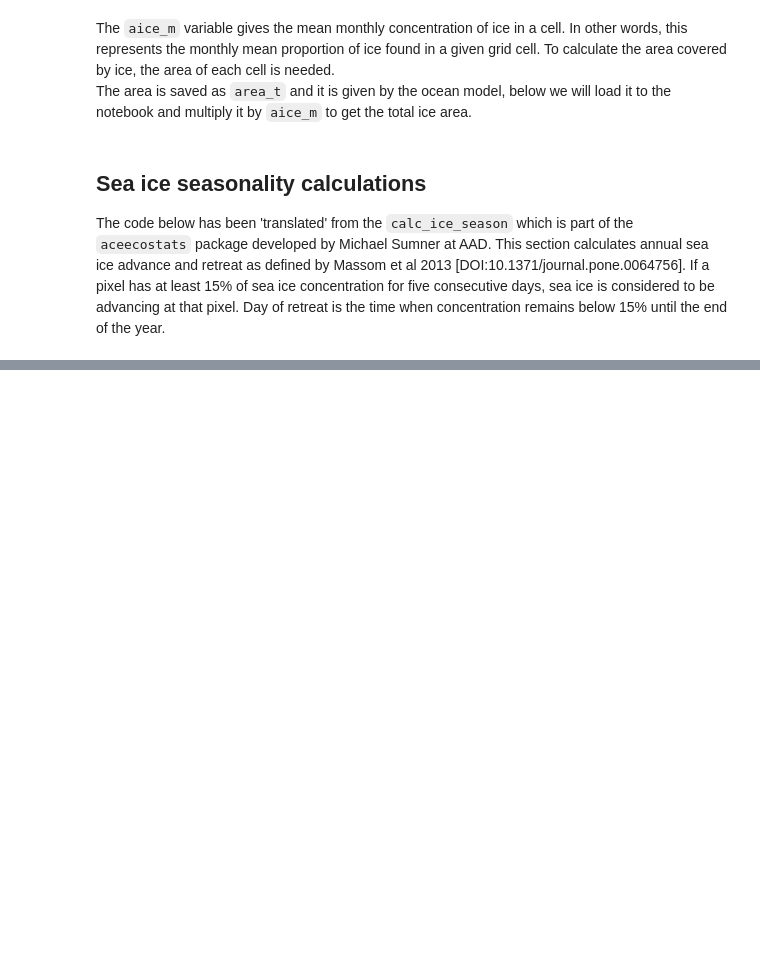
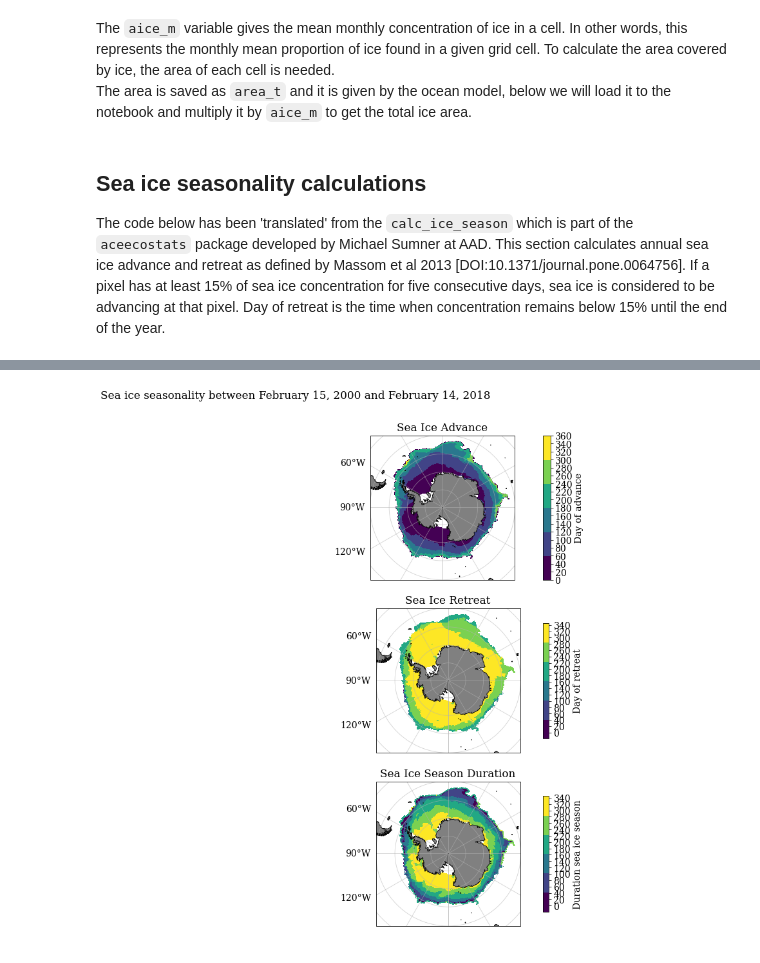
Before and after one commit to lidefi87/ACCESS_scripts_DFA, a Jupyter notebook: Scripts/SeaIceSeasonality.ipynb, the cells around one changed output, grey strips where cells are left out. Cells and saved outputs as stored; diff of their text form; code cells hidden in the pictures; blank space fills up the shorter version.

```diff
--- a/Scripts/SeaIceSeasonality.ipynb
+++ b/Scripts/SeaIceSeasonality.ipynb
@@ -108 +216,16 @@ SeaIceAdvMap(x, palette = 'batlow')
+# %%
+adv = xr.open_dataset('/g/data/v45/la6889/Calculations/SeaIceSeasonality/SeaIceAdv_2000-2001.nc')
+ret = xr.open_dataset('/g/data/v45/la6889/Calculations/SeaIceSeasonality/SeaIceRet_2000-2001.nc')
+dur = xr.open_dataset('/g/data/v45/la6889/Calculations/SeaIceSeasonality/SeaIceDur_2000-2001.nc')
+# %%
+SeaIceAdvMap(SO, adv, ret, dur, palette = 'batlow')
+# import re
+# filenames = os.listdir('/g/data/v45/la6889/Calculations/SeaIceSeasonality/')
+# # p = re.compile(r'.*Adv_(\d{4})-(\d{4}).nc')
+# for i in filenames:
+#     a = re.match(r'.*Adv_(\d{4})-(\d{4}).nc', i)
+# a.groupdict()
+# adv.aice.plot()
+# %% [output]
+[figure, added]
 # %%
```
Also changed, not shown: parts of 8 cells of this notebook.
